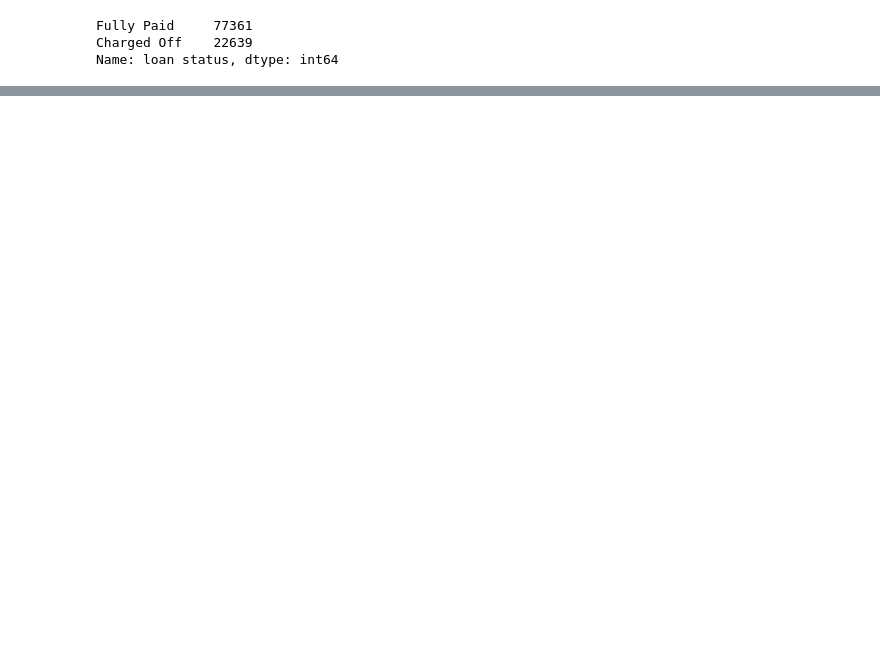
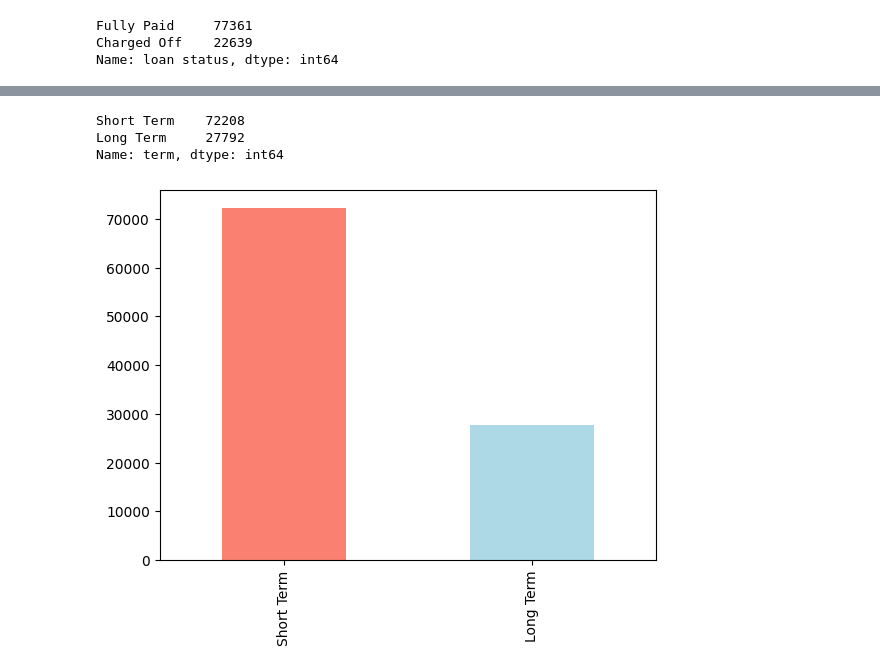
Before and after one commit to abideen-olawuwo/loancredit, a Jupyter notebook: credit.ipynb, the cells around one changed output, grey strips where cells are left out. Drawn from its saved outputs; the diff is of its cells as text; code cells hidden in the pictures; blank space fills up the shorter version.

```diff
--- a/credit.ipynb
+++ b/credit.ipynb
@@ -121,0 +162,14 @@ Text(0.5, 0, 'years in current job')
+# %%
+# let's do some cleaning to this column
+df_train['years in current job']=df_train['years in current job'].str.extract(r"(\d+)") # using reg.exp to capture one or more digits
+df_train['years in current job'] =df_train['years in current job'].astype(float)
+# %%
+df_train['term'].value_counts()
+# %% [output]
+Short Term    72208
+Long Term     27792
+Name: term, dtype: int64
+# %%
+df_train["term"].value_counts().plot(kind="bar", color=["salmon", "lightblue"]);
+# %% [output]
+[figure, added]
```
Also changed, not shown: parts of 16 cells of this notebook.
